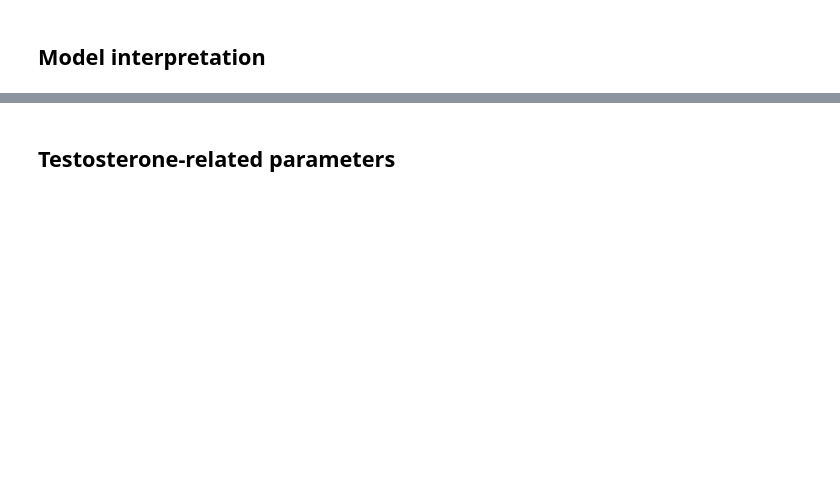
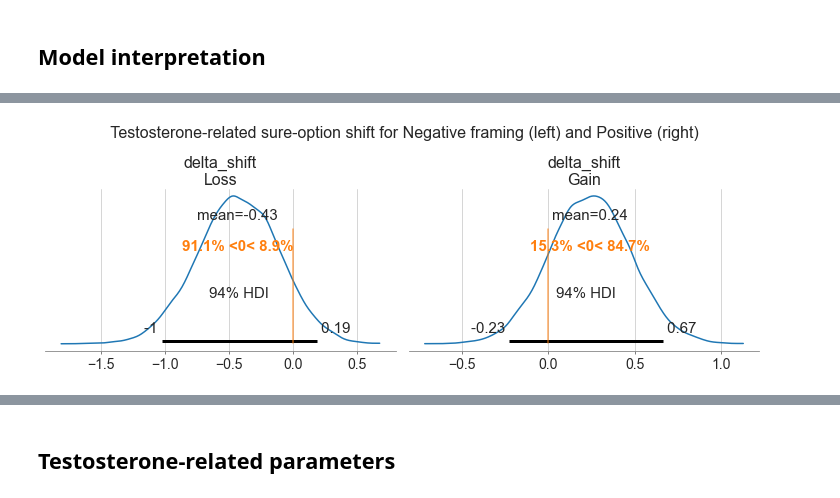
Before and after one commit to iknyazeva/RiskTestosterone, a Jupyter notebook: RiskTakingTestosteroneEffectsCovariates.ipynb, the cells around one changed output, grey strips where cells are left out. Cells and saved outputs as stored; diff of their text form; code cells hidden in the pictures; blank space fills up the shorter version.

```diff
--- a/RiskTakingTestosteroneEffectsCovariates.ipynb
+++ b/RiskTakingTestosteroneEffectsCovariates.ipynb
@@ -778 +795,7 @@ Nothing: it was fun, but coefficients with and without covariates almost the sam
+# %%
+fig, ax = plt.subplots(1, 2, figsize=(10, 3.5), constrained_layout=True)
+az.plot_posterior(idata_inds_cov, var_names=['delta_shift'], ref_val=0, ax=ax);
+fig.suptitle(f" Testosterone-related sure-option shift for Negative framing (left) and Positive (right)", fontsize=16);
+# %% [output]
+[figure, added]
 # %%
```
Also changed, not shown: parts of 21 cells of this notebook, 2 other files.
